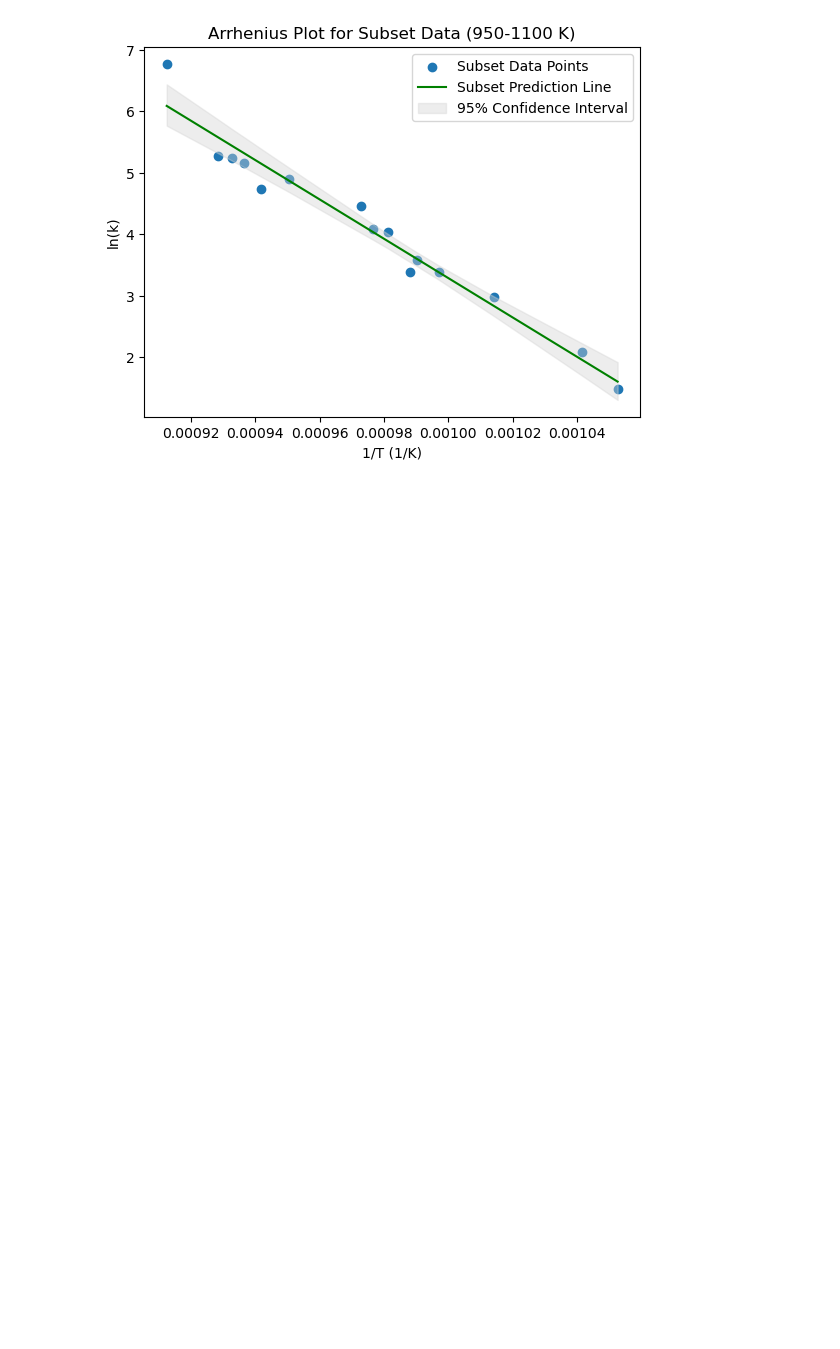
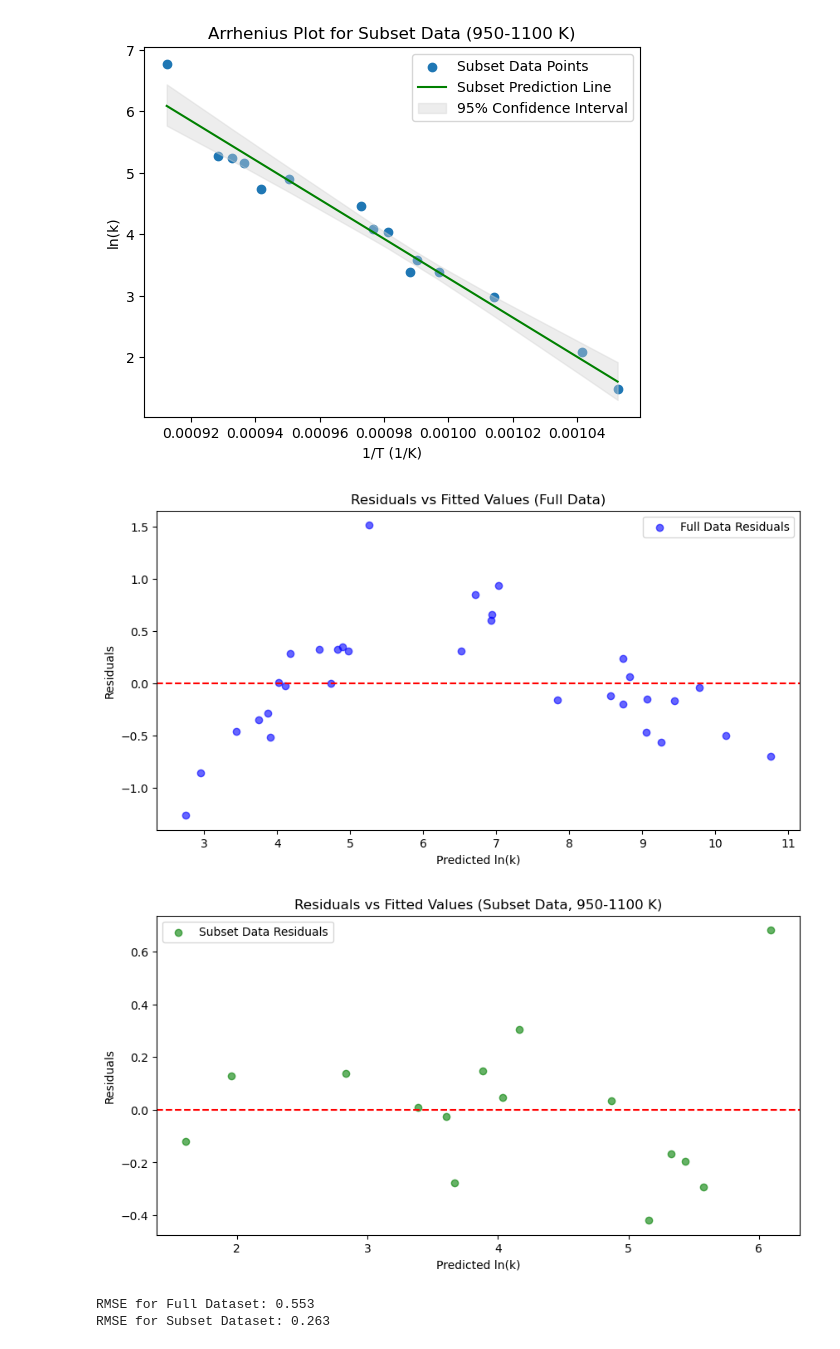
Before and after one commit to nickhardman3/y3_DataScience_Assignment1, a Jupyter notebook: Assignment1.ipynb, the cells around one changed output. Saved outputs shown, nothing was run; the diff lists cells and outputs as text; code cells hidden in the pictures; blank space fills up the shorter version.

Commit message:
Added residual plots and calculations for RMSE values

```diff
--- a/Assignment1.ipynb
+++ b/Assignment1.ipynb
@@ -90,3 +90,35 @@ plt.title('Arrhenius Plot for Subset Data (950-1100 K)')
 plt.show()
 # %% [output]
 [figure]
+# %%
+residuals_full = y - y_pred
+residuals_subset = y_subset - y_pred_subset
+
+plt.figure(figsize=(10, 5))
+plt.scatter(y_pred, residuals_full, color='blue', alpha=0.6, label='Full Data Residuals')
+plt.axhline(y=0, color='red', linestyle='--')
+plt.xlabel('Predicted ln(k)')
+plt.ylabel('Residuals')
+plt.title('Residuals vs Fitted Values (Full Data)')
+plt.legend()
+plt.show()
+
+plt.figure(figsize=(10, 5))
+plt.scatter(y_pred_subset, residuals_subset, color='green', alpha=0.6, label='Subset Data Residuals')
+plt.axhline(y=0, color='red', linestyle='--')
+plt.xlabel('Predicted ln(k)')
+plt.ylabel('Residuals')
+plt.title('Residuals vs Fitted Values (Subset Data, 950-1100 K)')
+plt.legend()
+plt.show()
+
+rmse_full = np.sqrt(np.mean(residuals_full ** 2))
+rmse_subset = np.sqrt(np.mean(residuals_subset ** 2))
+
+print(f"RMSE for Full Dataset: {rmse_full:.3f}")
+print(f"RMSE for Subset Dataset: {rmse_subset:.3f}")
+# %% [output]
+[figure, added]
+[figure, added]
+RMSE for Full Dataset: 0.553
+RMSE for Subset Dataset: 0.263
```
Also changed, not shown: parts of 1 cell of this notebook.
